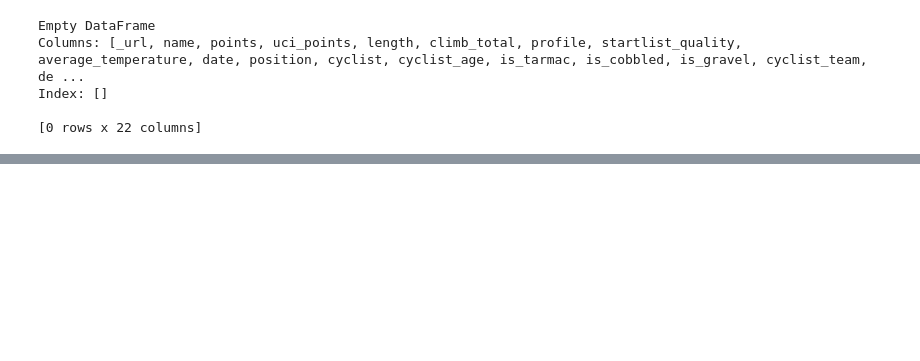
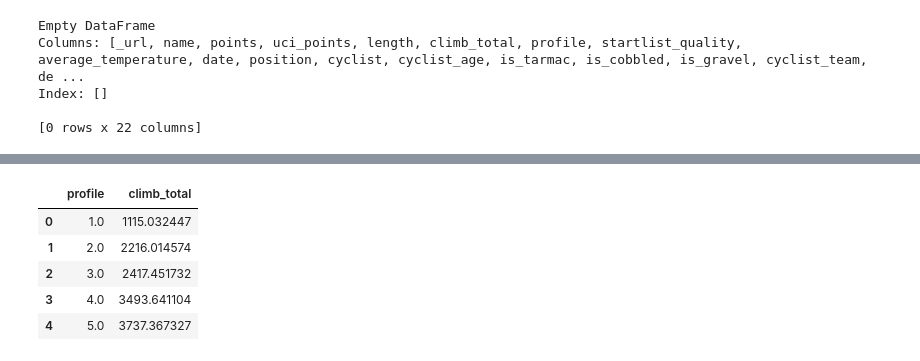
Before and after one commit to Dylan-Nico/Data-Mining-Cyclist-data, a Jupyter notebook: syntactic and semantic accuracy.ipynb, the cells around one changed output, grey strips where cells are left out. Cells and saved outputs as stored; diff of their text form; code cells hidden in the pictures; blank space fills up the shorter version.

```diff
--- a/syntactic and semantic accuracy.ipynb
+++ b/syntactic and semantic accuracy.ipynb
@@ -299,0 +264,7 @@ Index: []
+# %%
+df_races['cyclist_team_format_issue'] = (
+    df_races['cyclist_team'].notna() & ~df_races['cyclist_team'].str.match(r'^[a-z0-9.-]+$').fillna(False)
+)
+
+invalid_cyclist_team_records = df_races[df_races['cyclist_team_format_issue'] == True]
+print(invalid_cyclist_team_records)
@@ -299,0 +279,5 @@ Index: []
+# %%
+df_races['duplicate_issue'] = df_races.duplicated(subset=['_url', 'position', 'cyclist'], keep=False)
+
+duplicates = df_races[df_races['duplicate_issue'] == True]
+print(duplicates)
@@ -299,0 +294,22 @@ Index: []
+# %%
+# Create the 'delta_issue' column to flag issues. The way this works is by grouping the records by url,
+# then adding a "delta_issue" column which is true if the delta is not strictly increasing.
+df_races['delta_issue'] = (
+    df_races.groupby(['_url'])['delta']
+    .transform(lambda x: (x.shift() > x).fillna(False))
+)
+problematic_rows = df_races[df_races['delta_issue'] == True]
+
+# Next e'll retrieve the row before each problematic row within the same group
+# so that we can get some extra context
+previous_rows = (
+    df_races.groupby('_url')
+    .shift()
+    .loc[problematic_rows.index]
+)
+
+# Concatenate the problematic rows with their preceding rows for inspection
+combined_issues = pd.concat([previous_rows, problematic_rows]).sort_index()
+
+# Display the combined result
+print(combined_issues)
@@ -299,0 +338,5 @@ Index: []
+# %%
+df_races['startlist_quality_issue'] = ~df_races['startlist_quality'].between(0, 2275, inclusive="both").fillna(False)
+
+invalid_startlist_quality_records = df_races[df_races['startlist_quality_issue'] == True]
+print(invalid_startlist_quality_records)
@@ -299,0 +353,12 @@ Index: []
+# %%
+# Calculate the average climb_total for each profile
+average_climb_total_per_profile = df_races.groupby('profile')['climb_total'].mean().reset_index()
+
+average_climb_total_per_profile
+# %% [output]
+|  | profile | climb_total |
+| 0 | 1.0 | 1115.032447 |
+| 1 | 2.0 | 2216.014574 |
+| 2 | 3.0 | 2417.451732 |
+| 3 | 4.0 | 3493.641104 |
+| 4 | 5.0 | 3737.367327 |
```
Also changed, not shown: parts of 39 cells of this notebook.
